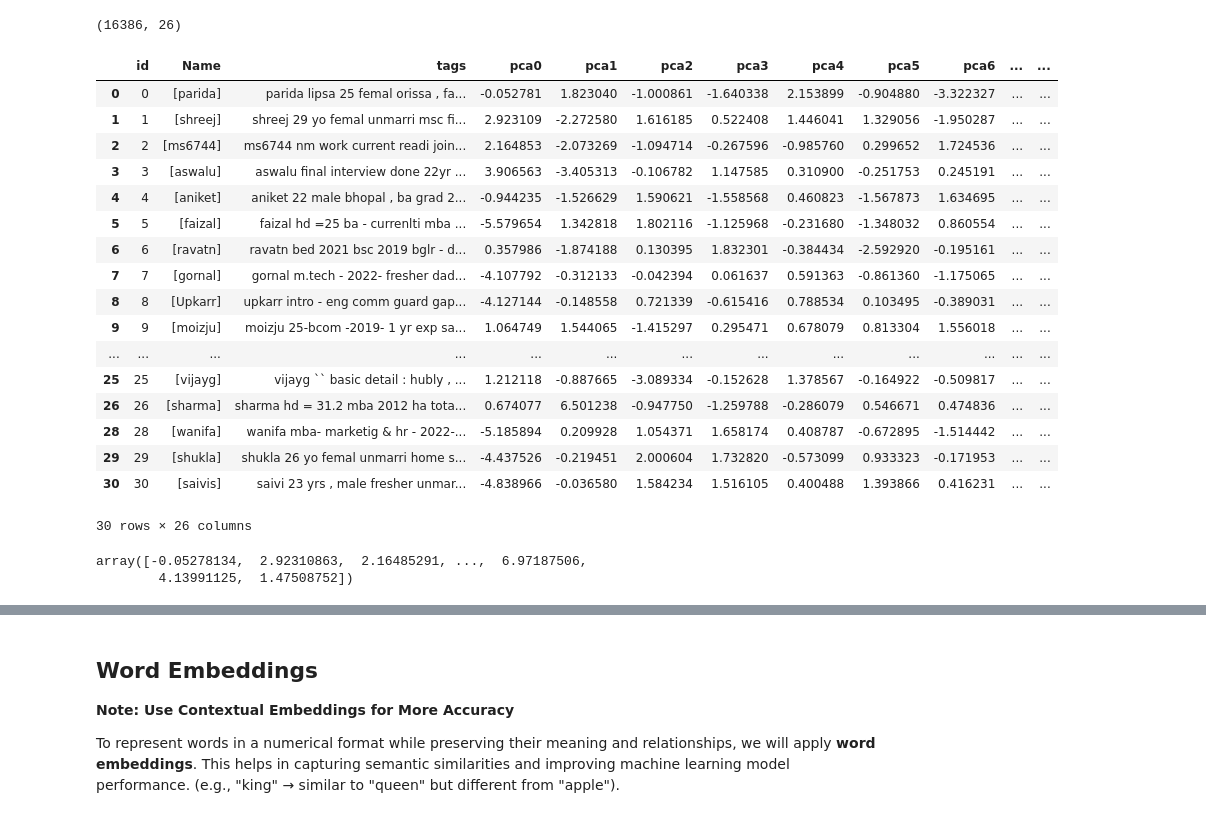
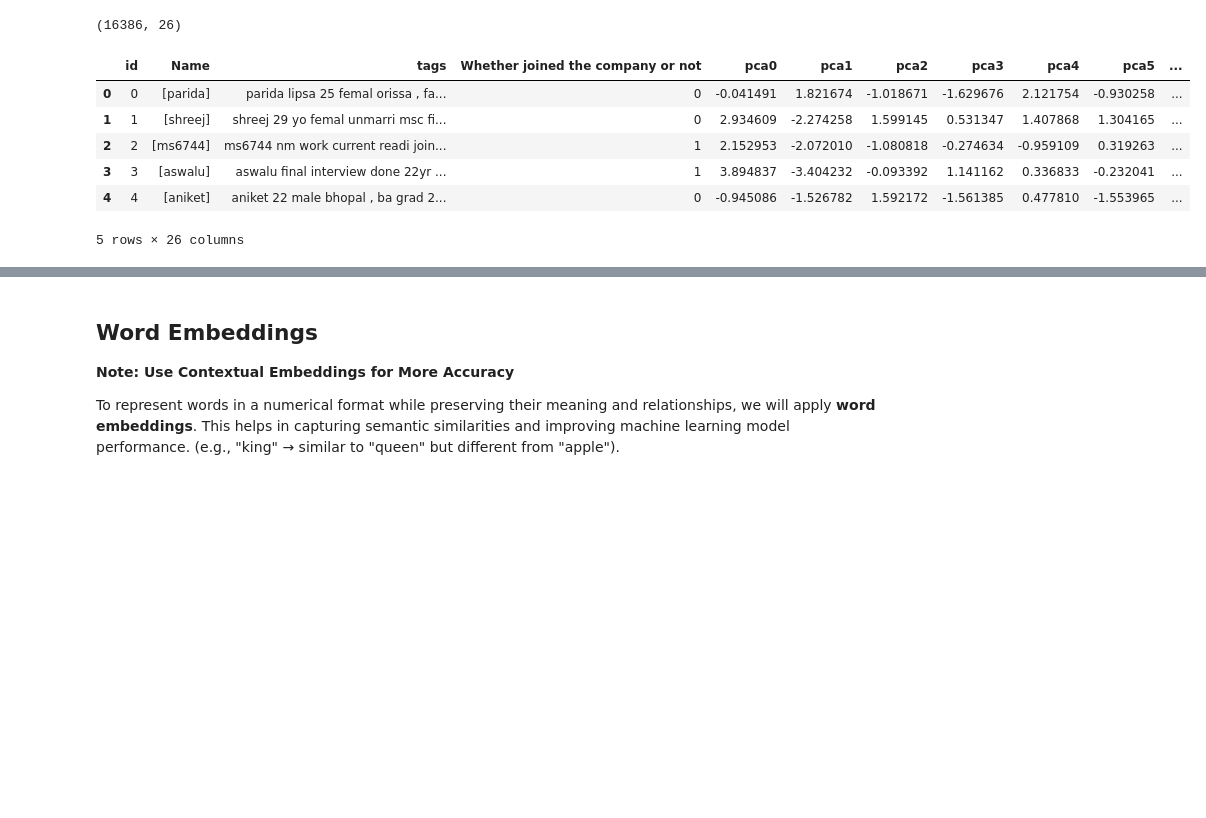
Before and after one commit to DushyantGoyal1611/PythonML, a Jupyter notebook: Recommender System/Candidate_Recommender_System.ipynb, the cells around one changed output, grey strips where cells are left out. Saved outputs shown, nothing was run; the diff lists cells and outputs as text; code cells hidden in the pictures; blank space fills up the shorter version.

Commit message:
Interviewee's Recommender System

```diff
--- a/Recommender System/Candidate_Recommender_System.ipynb
+++ b/Recommender System/Candidate_Recommender_System.ipynb
@@ -199,6 +169,7 @@ numerical_df.drop(['id',
                    'Call-pitch Elements used during the call Sales Scenario',
                    "But, my child's exam are going on now, so we will keep the counselling session after the exams get over",
                   'Let me discuss it with my child',
+                   'Whether joined the company or not',
                    "Sir being in education industry I know this is a marketing gimmick and at the end of the day you'll be selling the app.",'Role Location to be given to the candidate'],
                   axis=1,inplace=True)
 # %% [markdown]
@@ -272,7 +243,7 @@ No                                                    750
 Name: count, dtype: int64
 # %%
 transformer = ColumnTransformer(transformers = [
-    ('t1', OneHotEncoder(sparse_output=False, drop='first'), ['Gender', 'Experienced Candidate (Nature of work)', 'What was the type of Role?', 'Whether joined the company or not', 'Currently Employed', 'Marital status', 'Mode of Interview', 'Pre Interview Check', 'Fluency in English based on introduction', 'Acquaintance and Referral', 'Candidate Status', 'Education']),
+    ('t1', OneHotEncoder(sparse_output=False, drop='first'), ['Gender', 'Experienced Candidate (Nature of work)', 'What was the type of Role?', 'Currently Employed', 'Marital status', 'Mode of Interview', 'Pre Interview Check', 'Fluency in English based on introduction', 'Acquaintance and Referral', 'Candidate Status', 'Education']),
     ('t2', OrdinalEncoder(categories=[['Fresher','0-1.99','2-2.99','3-3.99','4-4.99','5-5.99','6-6.99','7+']]), ['Last Fixed CTC (lakhs) ']),
     ('t3', OrdinalEncoder(categories=[['No - Want Specific Centre Location Only','Yes - Anywhere Within a City','Yes - Anywhere Within a State','Yes - Anywhere in PAN India']]), ['Candidate is willing to relocate']),
     ('t4', OrdinalEncoder(categories=[['Reject','Borderline Reject','Borderline Select','Select','Premium Select']]), ['Interview Verdict']),
@@ -359,5 +330,6 @@ df = df[['id',
                    'Call-pitch Elements used during the call Sales Scenario',
                    "But, my child's exam are going on now, so we will keep the counselling session after the exams get over",
                   'Let me discuss it with my child',
+                'Whether joined the company or not',
                    "Sir being in education industry I know this is a marketing gimmick and at the end of the day you'll be selling the app.",'Role Location to be given to the candidate']]
 # %%
@@ -443,5 +411,5 @@ df.loc[1,'tags']
  'session',
  'Delhi']
 # %%
-df = df[['id','Name','tags']]
+df = df[['id','Name','tags','Whether joined the company or not']]
 # %%
@@ -540,28 +510,12 @@ df.shape
 # %% [output]
 (16386, 26)
 # %%
-df.head(30)
+df.head(5)
 # %% [output]
-|  | id | Name | tags | pca0 | pca1 | pca2 | pca3 | pca4 | pca5 | pca6 | ... | ... |
-| 0 | 0 | [parida] | parida lipsa 25 femal orissa , fa... | -0.052781 | 1.823040 | -1.000861 | -1.640338 | 2.153899 | -0.904880 | -3.322327 | ... | ... |
-| 1 | 1 | [shreej] | shreej 29 yo femal unmarri msc fi... | 2.923109 | -2.272580 | 1.616185 | 0.522408 | 1.446041 | 1.329056 | -1.950287 | ... | ... |
-| 2 | 2 | [ms6744] | ms6744 nm work current readi join... | 2.164853 | -2.073269 | -1.094714 | -0.267596 | -0.985760 | 0.299652 | 1.724536 | ... | ... |
-| 3 | 3 | [aswalu] | aswalu final interview done 22yr ... | 3.906563 | -3.405313 | -0.106782 | 1.147585 | 0.310900 | -0.251753 | 0.245191 | ... | ... |
-| 4 | 4 | [aniket] | aniket 22 male bhopal , ba grad 2... | -0.944235 | -1.526629 | 1.590621 | -1.558568 | 0.460823 | -1.567873 | 1.634695 | ... | ... |
-| 5 | 5 | [faizal] | faizal hd =25 ba - currenlti mba ... | -5.579654 | 1.342818 | 1.802116 | -1.125968 | -0.231680 | -1.348032 | 0.860554 | ... | ... |
-| 6 | 6 | [ravatn] | ravatn bed 2021 bsc 2019 bglr - d... | 0.357986 | -1.874188 | 0.130395 | 1.832301 | -0.384434 | -2.592920 | -0.195161 | ... | ... |
-| 7 | 7 | [gornal] | gornal m.tech - 2022- fresher dad... | -4.107792 | -0.312133 | -0.042394 | 0.061637 | 0.591363 | -0.861360 | -1.175065 | ... | ... |
-| 8 | 8 | [Upkarr] | upkarr intro - eng comm guard gap... | -4.127144 | -0.148558 | 0.721339 | -0.615416 | 0.788534 | 0.103495 | -0.389031 | ... | ... |
-| 9 | 9 | [moizju] | moizju 25-bcom -2019- 1 yr exp sa... | 1.064749 | 1.544065 | -1.415297 | 0.295471 | 0.678079 | 0.813304 | 1.556018 | ... | ... |
-| ... | ... | ... | ... | ... | ... | ... | ... | ... | ... | ... | ... | ... |
-| 25 | 25 | [vijayg] | vijayg `` basic detail : hubly , ... | 1.212118 | -0.887665 | -3.089334 | -0.152628 | 1.378567 | -0.164922 | -0.509817 | ... | ... |
-| 26 | 26 | [sharma] | sharma hd = 31.2 mba 2012 ha tota... | 0.674077 | 6.501238 | -0.947750 | -1.259788 | -0.286079 | 0.546671 | 0.474836 | ... | ... |
-| 28 | 28 | [wanifa] | wanifa mba- marketig & hr - 2022-... | -5.185894 | 0.209928 | 1.054371 | 1.658174 | 0.408787 | -0.672895 | -1.514442 | ... | ... |
-| 29 | 29 | [shukla] | shukla 26 yo femal unmarri home s... | -4.437526 | -0.219451 | 2.000604 | 1.732820 | -0.573099 | 0.933323 | -0.171953 | ... | ... |
-| 30 | 30 | [saivis] | saivi 23 yrs , male fresher unmar... | -4.838966 | -0.036580 | 1.584234 | 1.516105 | 0.400488 | 1.393866 | 0.416231 | ... | ... |
+|  | id | Name | tags | Whether joined the company or not | pca0 | pca1 | pca2 | pca3 | pca4 | pca5 | ... |
+| 0 | 0 | [parida] | parida lipsa 25 femal orissa , fa... | 0 | -0.041491 | 1.821674 | -1.018671 | -1.629676 | 2.121754 | -0.930258 | ... |
+| 1 | 1 | [shreej] | shreej 29 yo femal unmarri msc fi... | 0 | 2.934609 | -2.274258 | 1.599145 | 0.531347 | 1.407868 | 1.304165 | ... |
+| 2 | 2 | [ms6744] | ms6744 nm work current readi join... | 1 | 2.152953 | -2.072010 | -1.080818 | -0.274634 | -0.959109 | 0.319263 | ... |
+| 3 | 3 | [aswalu] | aswalu final interview done 22yr ... | 1 | 3.894837 | -3.404232 | -0.093392 | 1.141162 | 0.336833 | -0.232041 | ... |
+| 4 | 4 | [aniket] | aniket 22 male bhopal , ba grad 2... | 0 | -0.945086 | -1.526782 | 1.592172 | -1.561385 | 0.477810 | -1.553965 | ... |
-30 rows × 26 columns
+5 rows × 26 columns
-# %%
-df['pca0'].unique()
-# %% [output]
-array([-0.05278134,  2.92310863,  2.16485291, ...,  6.97187506,
-        4.13991125,  1.47508752])
```
Also changed, not shown: parts of 47 cells of this notebook, 2 other files.
